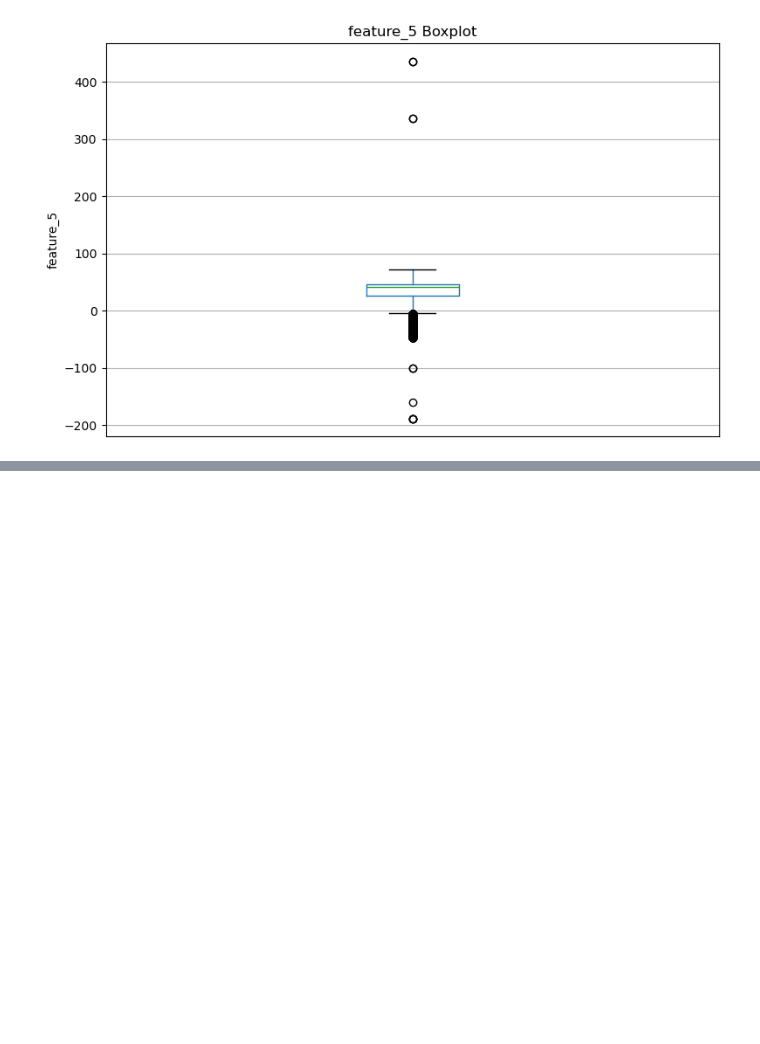
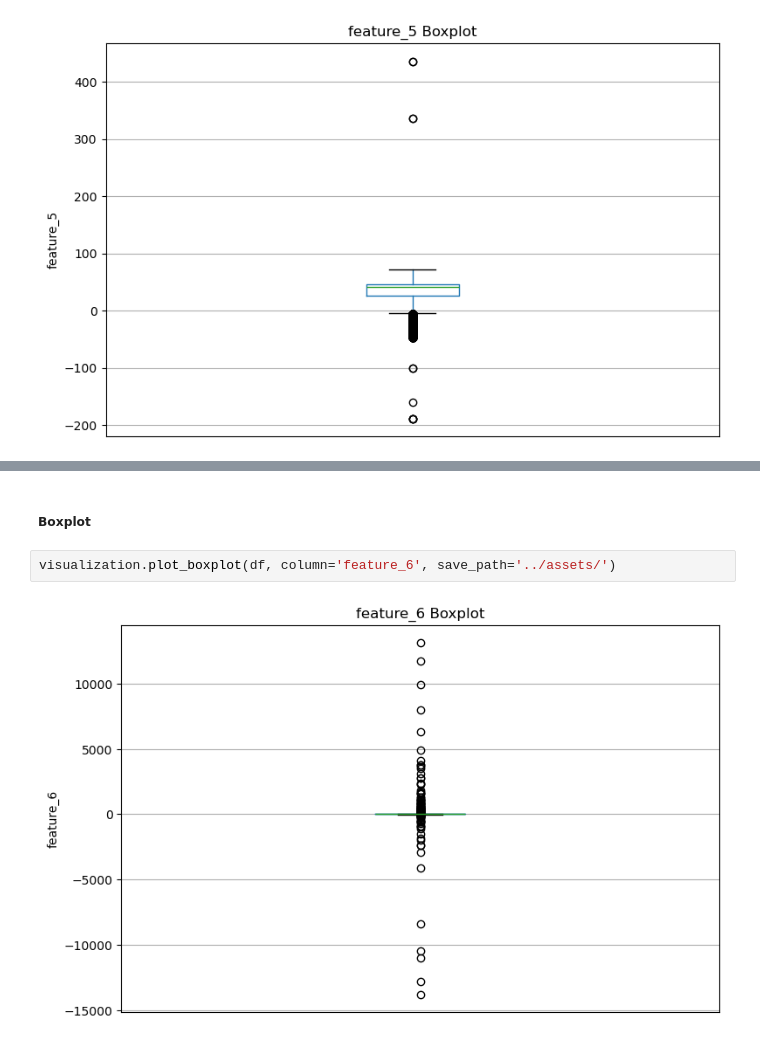
Before and after one commit to Daniyaliranmehr/Neural-Network-Training-Techniques, a Jupyter notebook: notebooks/01_data_preparation.ipynb, the cells around one changed output, grey strips where cells are left out. Saved outputs shown, nothing was run; the diff lists cells and outputs as text; blank space fills up the shorter version.

```diff
--- a/notebooks/01_data_preparation.ipynb
+++ b/notebooks/01_data_preparation.ipynb
@@ -175,0 +184,6 @@ visualization.plot_boxplot(df, column='feature_5', save_path='../assets/')
+# %% [markdown]
+##### Boxplot
+# %%
+visualization.plot_boxplot(df, column='feature_6', save_path='../assets/')
+# %% [output]
+[figure, added]
```
Also changed, not shown: parts of 3 cells of this notebook, 3 other files.
